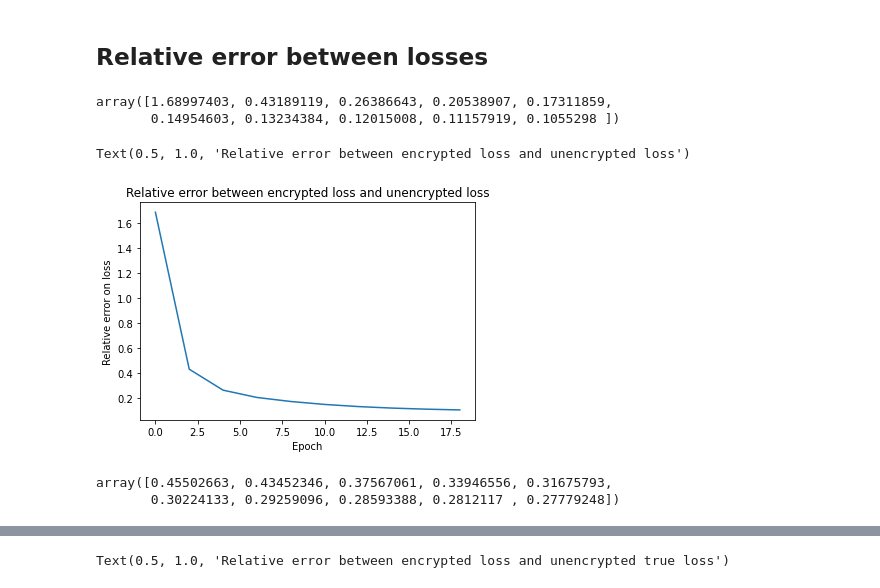
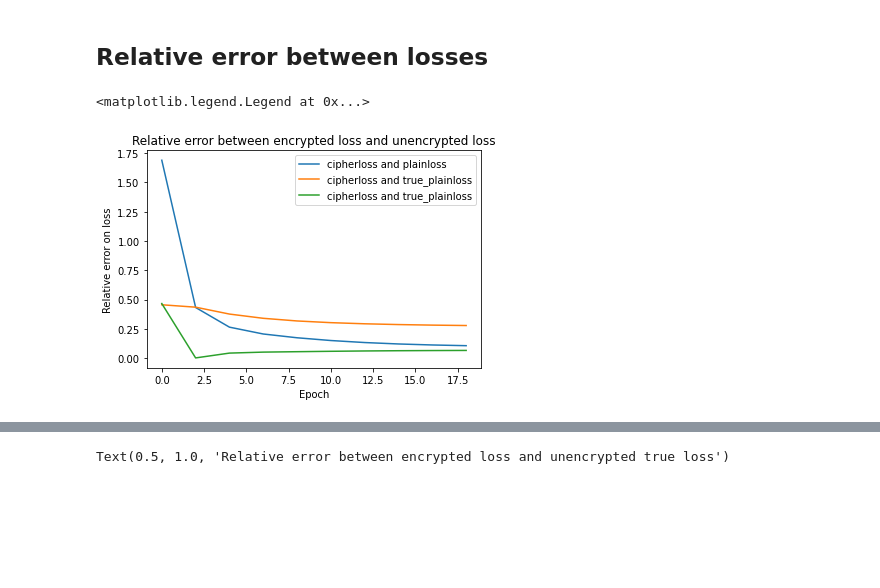
Before and after one commit to arthurPignet/privacy-preserving-titanic-challenge, a Jupyter notebook: ckks_titanic/notebooks/2-ap-main.ipynb, the cells around one changed output, grey strips where cells are left out. Cells and saved outputs as stored; diff of their text form; code cells hidden in the pictures; blank space fills up the shorter version.

Commit message:
changing size of .true_loss_list and add error between losses figures

```diff
--- a/ckks_titanic/notebooks/2-ap-main.ipynb
+++ b/ckks_titanic/notebooks/2-ap-main.ipynb
@@ -500,25 +450,23 @@ unencrypted_model = unencrypted_LR.LogisticRegression(init_weight=unencrypted_we
 ## Relative error between losses
 # %%
 decrypted = [i.decrypt()[0] for i in model.loss_list]
-true_err = np.abs(np.array(decrypted) - np.array(unencrypted_model.loss_list))
-rel_err = true_err/np.linalg.norm(decrypted)
-rel_err
+
+true_err_l = np.abs(np.array(decrypted) - np.array(unencrypted_model.loss_list))
+rel_err_l = true_err_l/np.linalg.norm(decrypted)
+
+true_err_tl = np.abs(np.array(decrypted) - np.array(unencrypted_model.true_loss_list))
+rel_err_tl = true_err_tl/np.linalg.norm(decrypted)
+
+true_err_pp = np.abs(np.array(unencrypted_model.loss_list) - np.array(unencrypted_model.true_loss_list))
+rel_err_pp = true_err_pp/np.linalg.norm(unencrypted_model.loss_list)
-# %% [output]
-array([1.68997403, 0.43189119, 0.26386643, 0.20538907, 0.17311859,
-       0.14954603, 0.13234384, 0.12015008, 0.11157919, 0.1055298 ])
 # %%
-plt.plot([i*VERBOSE for i in range(len(model.loss_list))],  rel_err)
+plt.plot([i*VERBOSE for i in range(len(model.loss_list))],  rel_err_l, label="cipherloss and plainloss")
+plt.plot([i*VERBOSE for i in range(len(model.loss_list))],  rel_err_tl, label="cipherloss and true_plainloss")
+plt.plot([i*VERBOSE for i in range(len(model.loss_list))],  rel_err_pp, label="cipherloss and true_plainloss")
 plt.xlabel('Epoch')
 plt.ylabel('Relative error on loss')
 plt.title('Relative error between encrypted loss and unencrypted loss')
+plt.legend(loc='best')
 # %% [output]
-Text(0.5, 1.0, 'Relative error between encrypted loss and unencrypted loss')
+<matplotlib.legend.Legend at 0x...>
-[figure, old version]
+[figure, new version]
-# %%
-decrypted = [i.decrypt()[0] for i in model.loss_list]
-true_err = np.abs(np.array(decrypted) - np.array(unencrypted_model.true_loss_list))
-rel_err = true_err/np.linalg.norm(decrypted)
-rel_err
-# %% [output]
-array([0.45502663, 0.43452346, 0.37567061, 0.33946556, 0.31675793,
-       0.30224133, 0.29259096, 0.28593388, 0.2812117 , 0.27779248])
```
Also changed, not shown: parts of 7 cells of this notebook.
